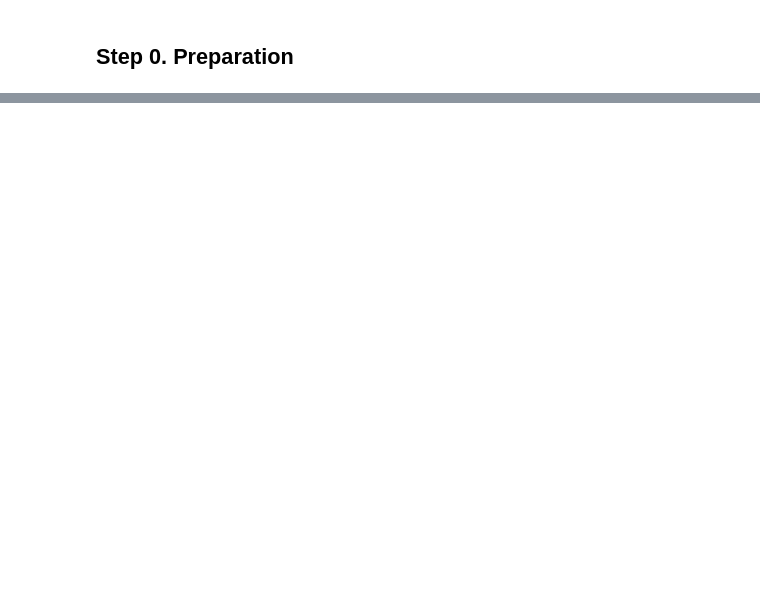
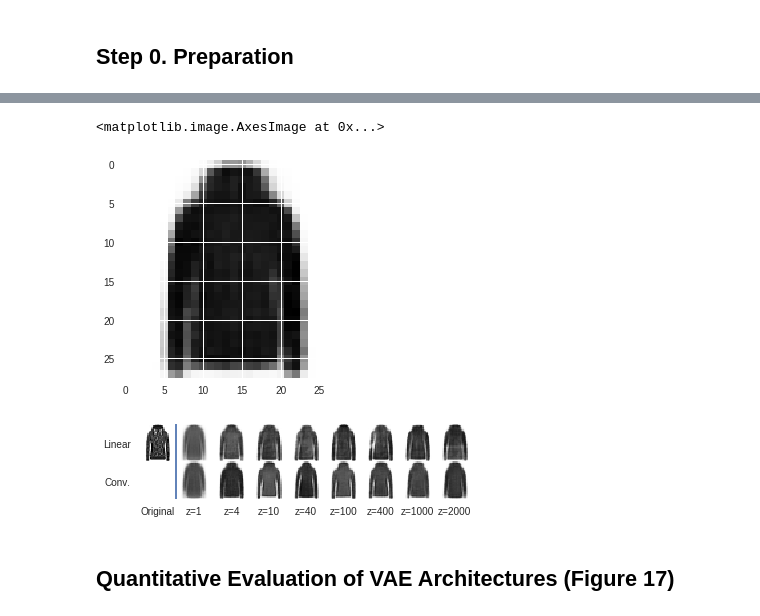
Before and after one commit to coinse/SINVAD, a Jupyter notebook: RQ4.ipynb, the cells around one changed output, grey strips where cells are left out. Saved outputs shown, nothing was run; the diff lists cells and outputs as text; code cells hidden in the pictures; blank space fills up the shorter version.

```diff
--- a/RQ4.ipynb
+++ b/RQ4.ipynb
@@ -253,0 +88,41 @@ diff 2.78864517895272e-05
+# %%
+reconst_imgs = []
+conv_reconst_imgs = []
+for z_dim in AVAIL_Z_DIMS:
+    with torch.no_grad():
+        model = VAE(img_size = img_size, h_dim = h_dim, z_dim = z_dim)
+        model.load_state_dict(torch.load(f'vae/models/{dataset_name}_EnD_h{h_dim}_z{z_dim}.pth'))
+        model.to(device)
+
+        vae_input = my_image.to(device).view(-1, img_size)
+        x_reconst, mu, log_var = model(vae_input)
+        reconst_imgs.append(x_reconst.cpu().numpy())
+
+        model = ConvVAE(img_size = (28, 28), c_num = 1, h_dim = h_dim, z_dim = z_dim)
+        model.load_state_dict(torch.load(f'vae/models/{dataset_name}_ConvEnD_h{h_dim}_z{z_dim}.pth'))
+        model.to(device)
+
+        x_reconst, mu, log_var = model(my_image.to(device))
+        conv_reconst_imgs.append(x_reconst.cpu().numpy())
+# %%
+plt.imshow(conv_reconst_imgs[1].reshape((28, 28)))
+# %% [output]
+<matplotlib.image.AxesImage at 0x...>
+[figure, added]
+# %%
+showcase = np.zeros((28*2, 28*9))
+showcase[0:28, 0:28] = my_image[0, 0].numpy()
+
+for idx in range(1, 8+1):
+    showcase[0:28, 28*idx:28*(idx+1)] = reconst_imgs[idx-1].reshape((28, 28))
+    showcase[28:2*28, 28*idx:28*(idx+1)] = conv_reconst_imgs[idx-1].reshape((28, 28))
+
+plt.imshow(showcase)
+plt.axvline(28)
+plt.xticks(range(14, 28*9+14, 28), ['Original'] + ['z='+str(e) for e in AVAIL_Z_DIMS])
+plt.yticks([14, 42], ['Linear', 'Conv.'])
+plt.grid(False)
+# %% [output]
+[figure, added]
+# %% [markdown]
+## Quantitative Evaluation of VAE Architectures (Figure 17)
```
Also changed, not shown: parts of 24 cells of this notebook, 15 other files.
